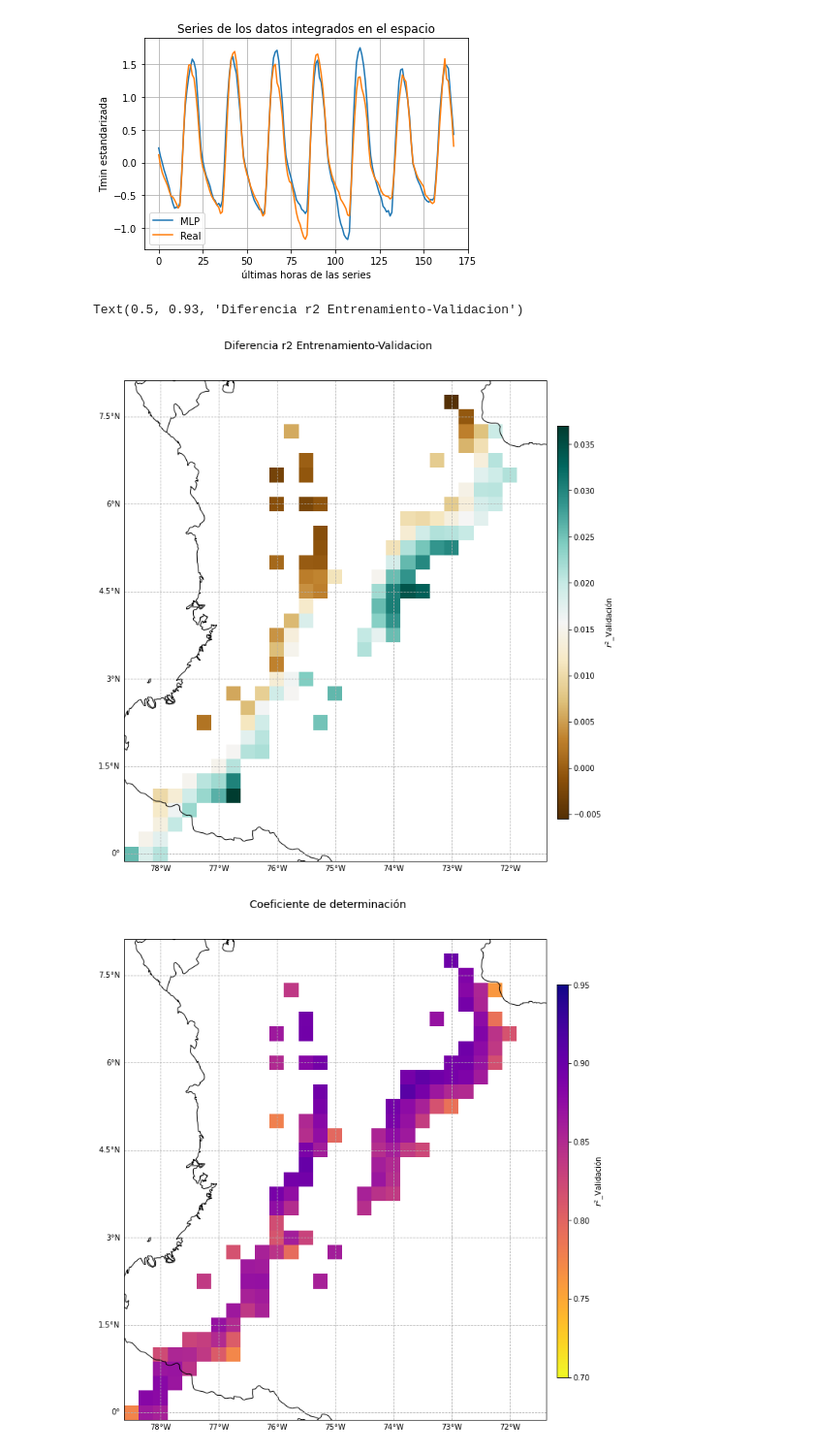
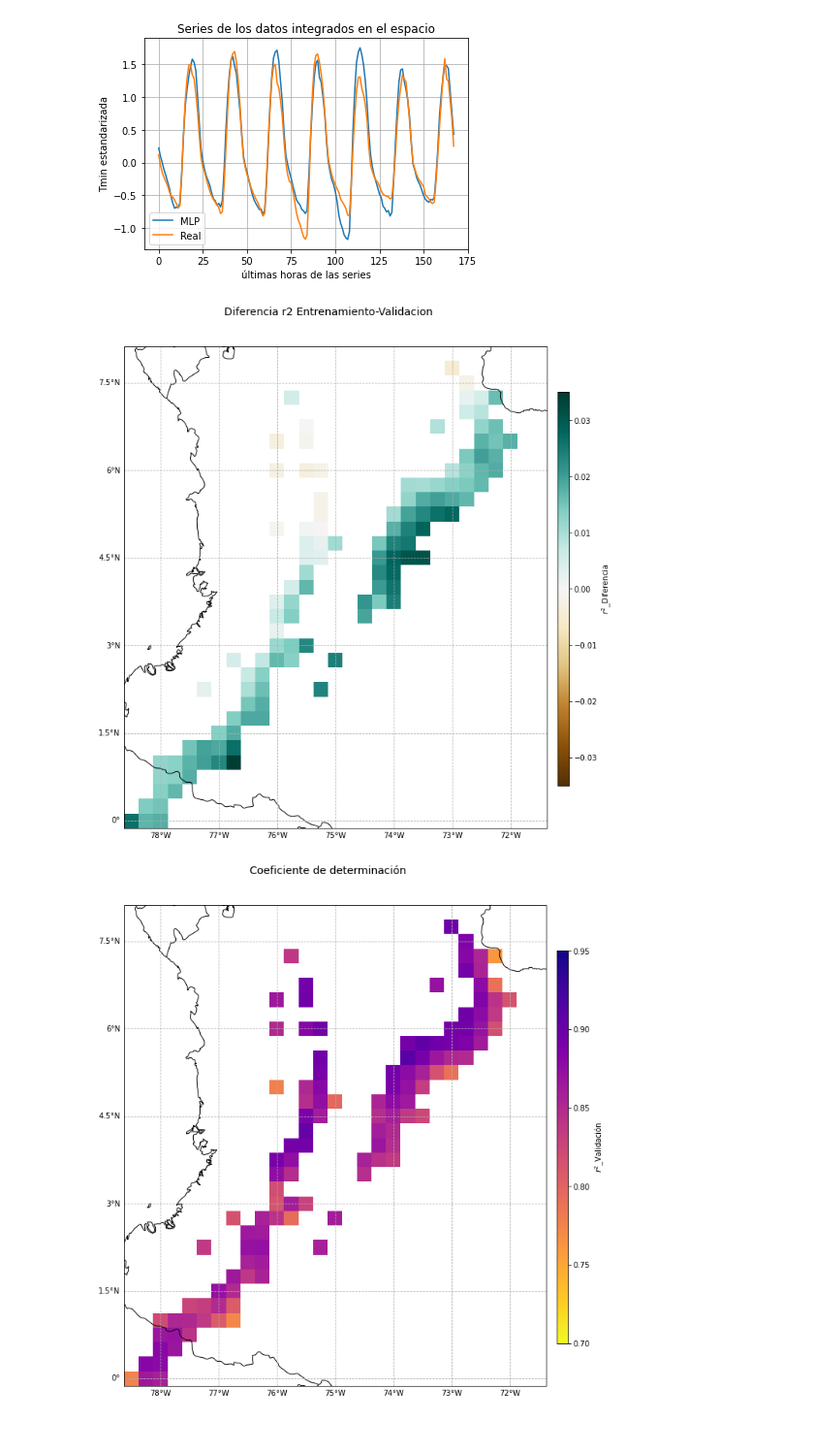
Before and after one commit to Oscar-Riv/Proyecto-Temperatura-Minima-MLG, a Jupyter notebook: MLP_Entrenamiento y validacion.ipynb, the cells around one changed output. Shown at 97% size. Drawn from its saved outputs; the diff is of its cells as text; code cells hidden in the pictures.

```diff
--- a/MLP_Entrenamiento y validacion.ipynb
+++ b/MLP_Entrenamiento y validacion.ipynb
@@ -155,25 +158,26 @@ plt.title('Series de los datos integrados en el espacio')
 plt.savefig(save_imgs+'MLP_series_zona.png', dpi=300)
 # %% [output]
 [figure]
+# %%
+bar = [0.92, 0.2, 0.02, 0.6]
 # %%
 fig,ax = plt.subplots(figsize=(10,12),
                       subplot_kw={'projection': ccrs.PlateCarree()})
-norms = colors.TwoSlopeNorm(vmin=-0.005,vcenter=0, vmax=0.035)
-im = ax.pcolormesh(data.longitude,data.latitude, (val_mlp[0]-val_mlp[1]),cmap='BrBG', norm=norms)
+#norms = colors.TwoSlopeNorm(vmin=-0.005,vcenter=0, vmax=0.035)
+im = ax.pcolormesh(data.longitude,data.latitude, (val_mlp[0]-val_mlp[1]),cmap='BrBG', vmin=-0.035, vmax=0.035)
 gl = ax.gridlines(draw_labels=True,linestyle='--')
 gl.top_labels = False
 gl.right_labels = False
 ax.coastlines()
 ax.add_feature(cfeature.BORDERS)
 #Y.latitude.shape[0]
 cax = fig.add_axes(bar)
 cbar = fig.colorbar(im,cax=cax)
-cbar.set_label('$r^2$_Validación')
+cbar.set_label('$r^2$_Diferencia')
 fig.suptitle('Diferencia r2 Entrenamiento-Validacion',y=0.93,fontsize=14)
-#plt.savefig(save_imgs+'LMR_r2diff_map.png', dpi=300)
+plt.savefig(save_imgs+'MLP_r2diff_map.png', dpi=300)
 # %% [output]
-Text(0.5, 0.93, 'Diferencia r2 Entrenamiento-Validacion')
-[figure, old version]
+[figure, new version]
 # %%
 fig,ax = plt.subplots(figsize=(10,12),
                       subplot_kw={'projection': ccrs.PlateCarree()})
```
Also changed, not shown: parts of 2 cells of this notebook.
